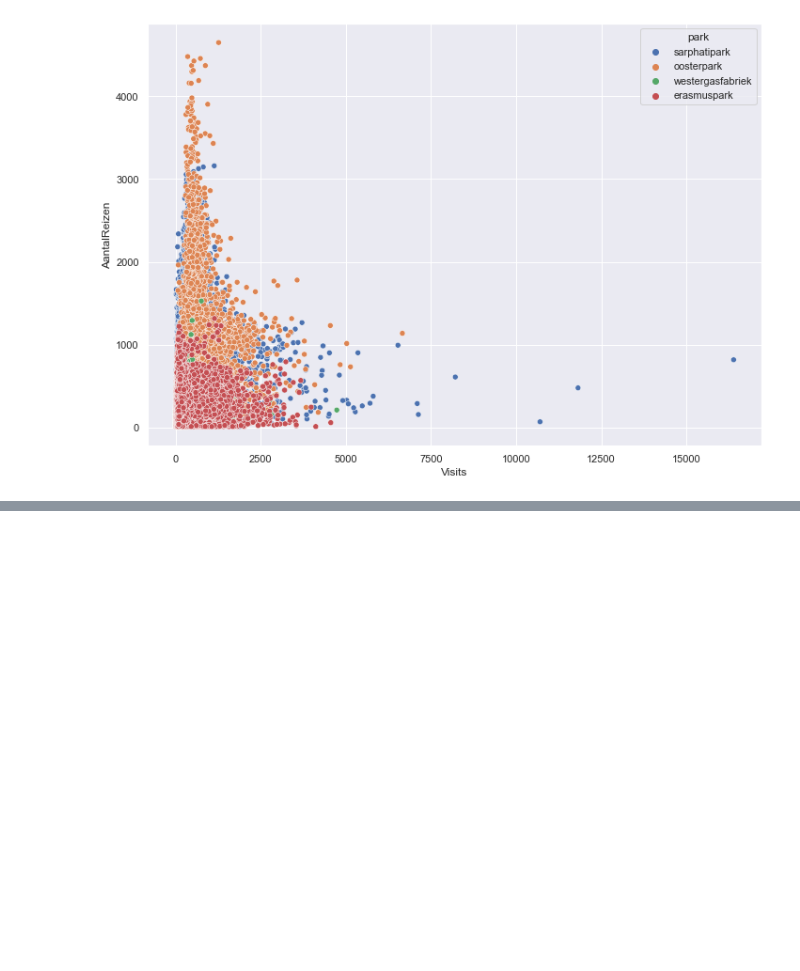
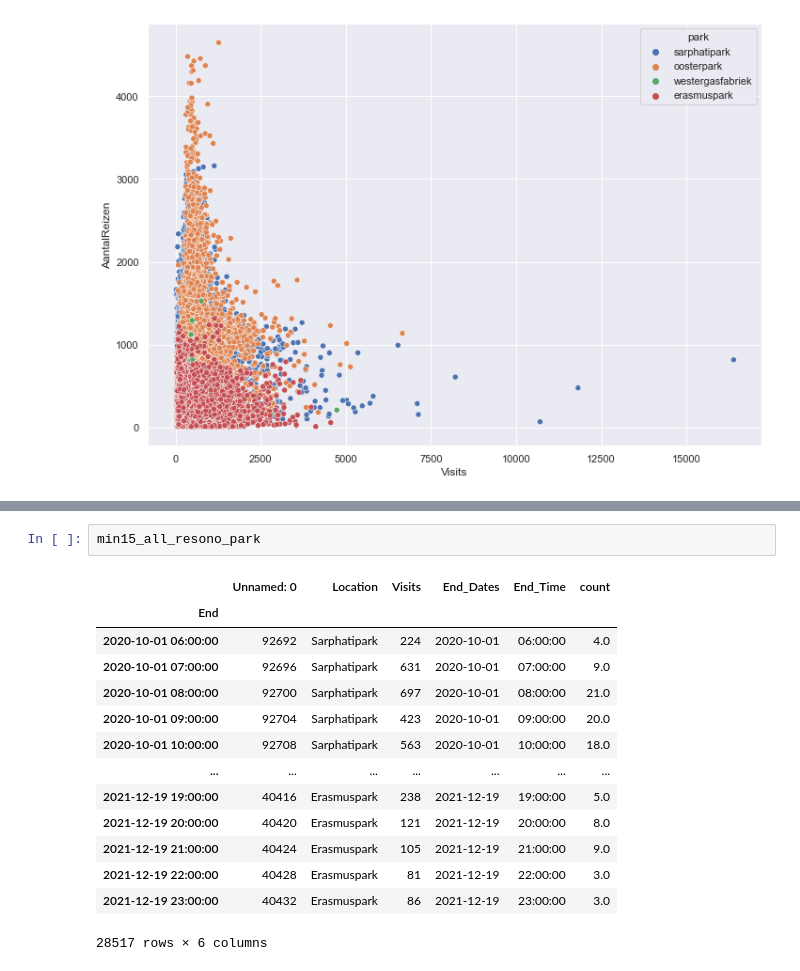
Before and after one commit to lotteph/DSP, a Jupyter notebook: GVB_ALL.ipynb, the cells around one changed output, grey strips where cells are left out. Saved outputs shown, nothing was run; the diff lists cells and outputs as text; blank space fills up the shorter version.

Commit message:
New Parks added to GVB_ALL but not fully processed

```diff
--- a/GVB_ALL.ipynb
+++ b/GVB_ALL.ipynb
@@ -763,0 +779,17 @@ min15_all_resono_park.to_csv("gvb_resono.csv")
+# %%
+min15_all_resono_park
+# %% [output]
+|  | Unnamed: 0 | Location | Visits | End_Dates | End_Time | count |
+| End |  |  |  |  |  |  |
+| 2020-10-01 06:00:00 | 92692 | Sarphatipark | 224 | 2020-10-01 | 06:00:00 | 4.0 |
+| 2020-10-01 07:00:00 | 92696 | Sarphatipark | 631 | 2020-10-01 | 07:00:00 | 9.0 |
+| 2020-10-01 08:00:00 | 92700 | Sarphatipark | 697 | 2020-10-01 | 08:00:00 | 21.0 |
+| 2020-10-01 09:00:00 | 92704 | Sarphatipark | 423 | 2020-10-01 | 09:00:00 | 20.0 |
+| 2020-10-01 10:00:00 | 92708 | Sarphatipark | 563 | 2020-10-01 | 10:00:00 | 18.0 |
+| ... | ... | ... | ... | ... | ... | ... |
+| 2021-12-19 19:00:00 | 40416 | Erasmuspark | 238 | 2021-12-19 | 19:00:00 | 5.0 |
+| 2021-12-19 20:00:00 | 40420 | Erasmuspark | 121 | 2021-12-19 | 20:00:00 | 8.0 |
+| 2021-12-19 21:00:00 | 40424 | Erasmuspark | 105 | 2021-12-19 | 21:00:00 | 9.0 |
+| 2021-12-19 22:00:00 | 40428 | Erasmuspark | 81 | 2021-12-19 | 22:00:00 | 3.0 |
+| 2021-12-19 23:00:00 | 40432 | Erasmuspark | 86 | 2021-12-19 | 23:00:00 | 3.0 |
+28517 rows × 6 columns
```
Also changed, not shown: parts of 12 cells of this notebook, 1 other file.
